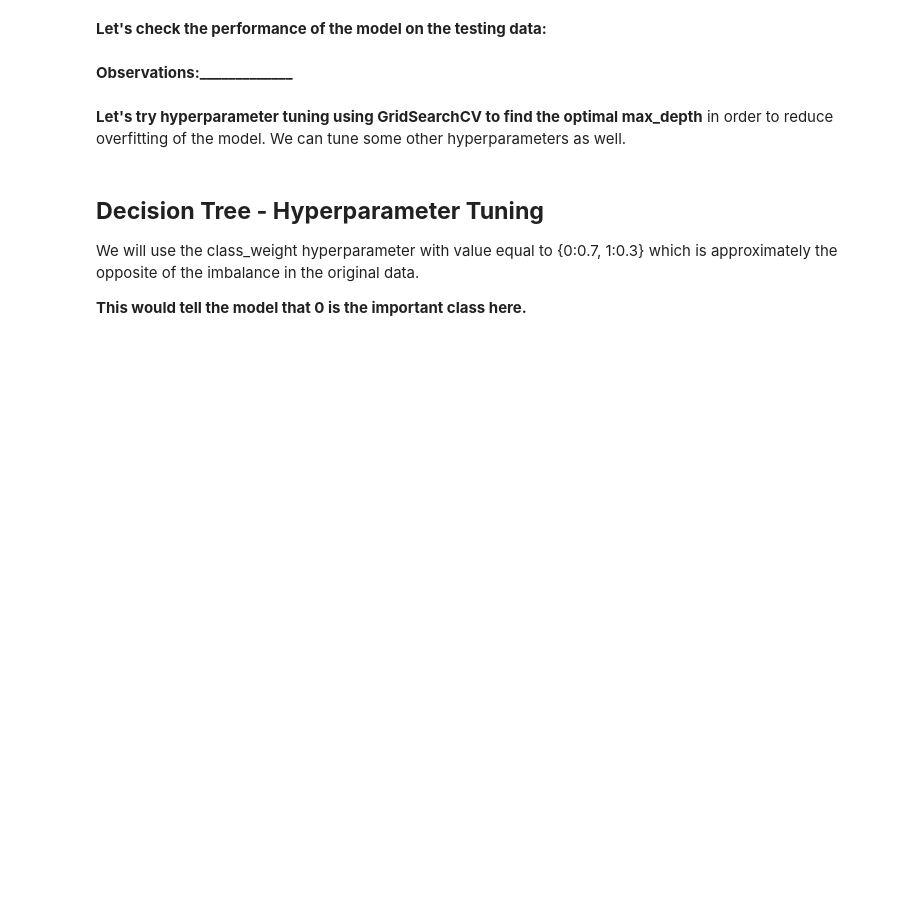
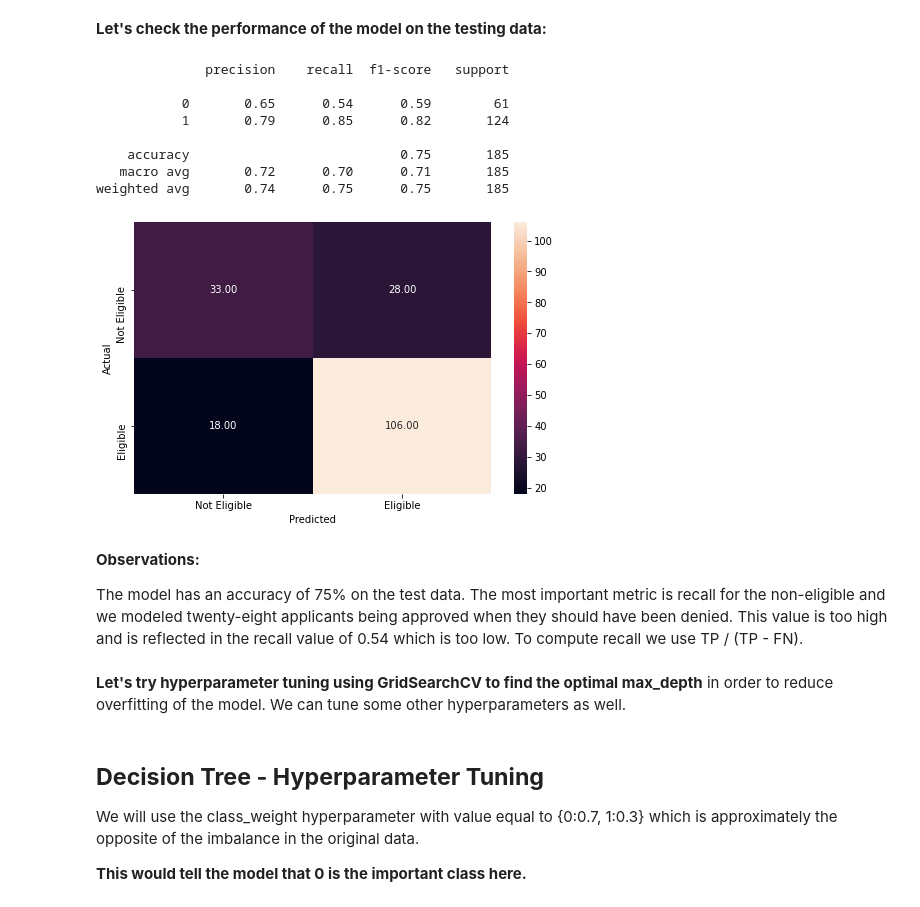
Before and after one commit to AndrewBorst/Data-Science-Portfolio, a Jupyter notebook: Trees and Random Forest/Andrew_Borst_Notebook_Project_Classification.ipynb, the cells around one changed output. Saved outputs shown, nothing was run; the diff lists cells and outputs as text; code cells hidden in the pictures; blank space fills up the shorter version.

```diff
--- a/Trees and Random Forest/Andrew_Borst_Notebook_Project_Classification.ipynb
+++ b/Trees and Random Forest/Andrew_Borst_Notebook_Project_Classification.ipynb
@@ -287,10 +366,22 @@ ______________
 **Let's check the performance of the model on the testing data:**
 # %%
 #Checking performance on the testing data
-y_pred_test1 = ________________
-_______________
+y_pred_test1 = d_tree.predict(X_test)
+metrics_score(y_test, y_pred_test1)
+# %% [output]
+              precision    recall  f1-score   support
+
+           0       0.65      0.54      0.59        61
+           1       0.79      0.85      0.82       124
+
+    accuracy                           0.75       185
+   macro avg       0.72      0.70      0.71       185
+weighted avg       0.74      0.75      0.75       185
+[figure, added]
-# %% [markdown]
-**Observations:_____________**
+# %% [markdown]
+**Observations:**
+
+The model has an accuracy of 75% on the test data. The most important metric is recall for the non-eligible and we modeled twenty-eight applicants being approved when they should have been denied. This value is too high and is reflected in the recall value of 0.54 which is too low. To compute recall we use TP / (TP - FN).
 # %% [markdown]
 **Let's try hyperparameter tuning using GridSearchCV to find the optimal max_depth** in order to reduce overfitting of the model. We can tune some other hyperparameters as well.
 # %% [markdown]
```
Also changed, not shown: parts of 31 cells of this notebook, 25 other files.
